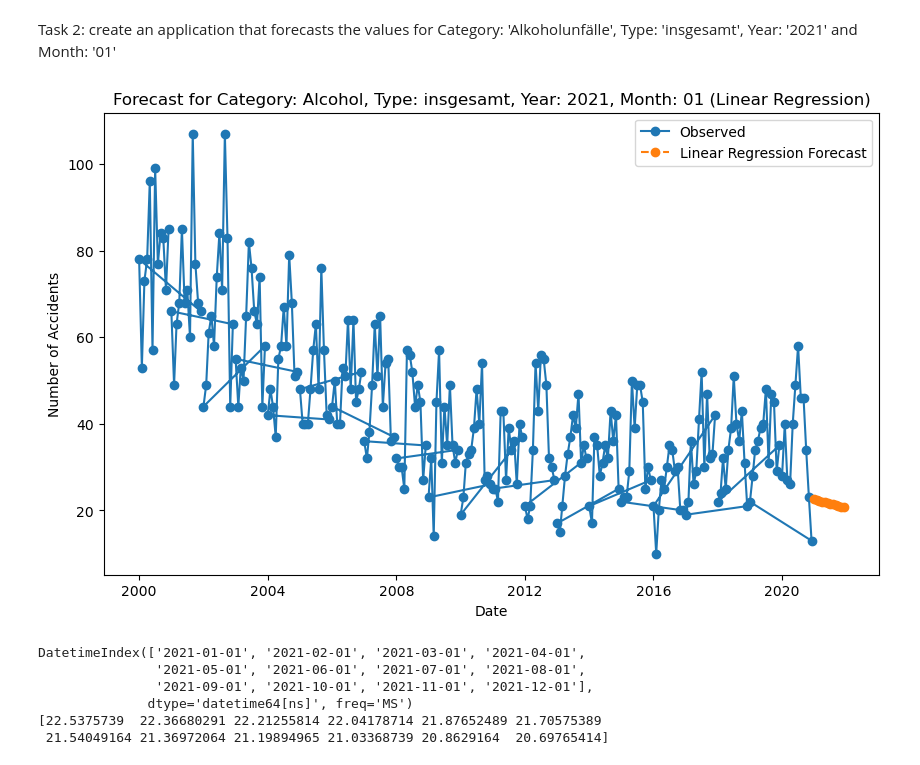
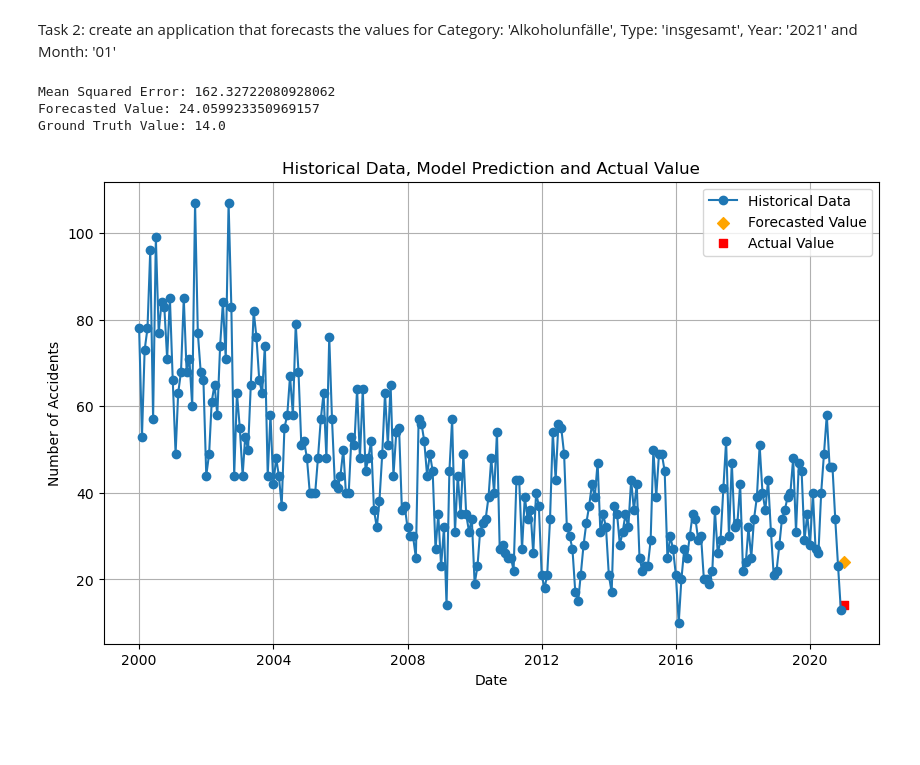
Before and after one commit to andreea-bodea/DPS_Challenge, a Jupyter notebook: DPD_Challenge_Mission1.ipynb, the cells around one changed output. Saved outputs shown, nothing was run; the diff lists cells and outputs as text; code cells hidden in the pictures; blank space fills up the shorter version.

Commit message:
Add files via upload
Finished prediction model (linear regression)

```diff
--- a/DPD_Challenge_Mission1.ipynb
+++ b/DPD_Challenge_Mission1.ipynb
@@ -5,6 +11,6 @@ import matplotlib.pyplot as plt
 # %%
-df = pd.read_csv('monatszahlen2307_verkehrsunfaelle_10_07_23_nosum.csv')
-df
+df_initial = pd.read_csv('monatszahlen2307_verkehrsunfaelle_10_07_23_nosum.csv')
+df_initial
 # %% [output]
 |  | MONATSZAHL | AUSPRAEGUNG | JAHR | MONAT | WERT | VORJAHRESWERT | VERAEND_VORMONAT_PROZENT | ... |
 | 0 | Alkoholunfälle | insgesamt | 2023 | 202301 | NaN | NaN | NaN | ... |
@@ -44,7 +50,7 @@ dtypes: float64(5), int64(2), object(2)
 memory usage: 141.9+ KB
 # %%
 # drop the records which come after 2020
-df = df[df['JAHR'] <= 2020]
+df = df_initial[df_initial['JAHR'] <= 2020]
 df = df.reset_index(drop=True)
 df
 # %% [output]
@@ -126,6 +122,11 @@ See the caveats in the documentation: https://pandas.pydata.org/pandas-docs/stab
 # %%
+# transfor column with date info from int to datetime
+
 df['MONAT'] = df['MONAT'].astype("string")
 df['MONAT'] = pd.to_datetime(df['MONAT'].astype("string"), format='%Y%m', errors='coerce')
+df = df.sort_values(by='MONAT')
+df = df.reset_index(drop=True)
+
 df.info()
 # %% [output]
 <class 'pandas.core.frame.DataFrame'>
@@ -179,38 +168,50 @@ plt.show()
 # %% [markdown]
 Task 2: create an application that forecasts the values for Category: 'Alkoholunfälle', Type: 'insgesamt', Year: '2021' and Month: '01'
 # %%
-# LINEAR REGRESSION
-
+from sklearn.model_selection import train_test_split
 from sklearn.linear_model import LinearRegression
+from sklearn.metrics import mean_squared_error
 
 filtered_df = df[(df['MONATSZAHL'] == 'Alkoholunfälle') & (df['AUSPRAEGUNG'] == 'insgesamt')]
 
-X = pd.to_numeric(filtered_df['MONAT']).values.reshape(-1, 1)
-y = filtered_df['WERT'].values
+features = ['MONAT']
+target = 'WERT'
+
+filtered_df['MONTH_NUMERIC'] = (filtered_df['MONAT'] - filtered_df['MONAT'].min()) / np.timedelta64(1, 'M')
+
+X_train, X_test, y_train, y_test = train_test_split(
+    filtered_df[['MONTH_NUMERIC']],
+    filtered_df[target],
+    test_size = 0.2,
+    random_state = 42  # seed for reproducibility
+)
 
 model = LinearRegression()
-model.fit(X, y)
+model.fit(X_train, y_train)
+y_pred = model.predict(X_test)
 
-future_dates = pd.date_range(start='2021-01-01', periods=12, freq='MS')
-future_X = pd.to_numeric(future_dates).values.reshape(-1, 1)
-predicted_values = model.predict(future_X)
+mse = mean_squared_error(y_test, y_pred)
+print(f'Mean Squared Error: {mse}')
+
+forecast_month_numeric = (pd.to_datetime('2021-01') - filtered_df['MONAT'].min()) / np.timedelta64(1, 'M')
+forecasted_value = model.predict([[forecast_month_numeric]])[0]
+print(f'Forecasted Value: {forecasted_value}')
+
+ground_truth = df_initial[(df_initial['MONATSZAHL'] == 'Alkoholunfälle') & (df_initial['AUSPRAEGUNG'] == 'insgesamt') & (df_initial['MONAT'] == 202102)]['WERT'].values[0]
+print(f'Ground Truth Value: {ground_truth}')
 
 plt.figure(figsize=(10, 6))
-plt.plot(filtered_df['MONAT'], filtered_df['WERT'], label='Observed', marker='o')
-plt.plot(future_dates, predicted_values, label='Linear Regression Forecast', marker='o', linestyle='dashed')
-plt.title('Forecast for Category: Alcohol, Type: insgesamt, Year: 2021, Month: 01 (Linear Regression)')
+plt.plot(filtered_df['MONAT'], filtered_df['WERT'], label='Historical Data', marker='o', linestyle='-')
+plt.scatter(pd.to_datetime('2021-01'), forecasted_value, label='Forecasted Value', marker='D', color='orange')
+plt.scatter(pd.to_datetime('2021-01'), ground_truth, label='Actual Value', marker='s', color='red')
+plt.title('Historical Data, Model Prediction and Actual Value')
 plt.xlabel('Date')
 plt.ylabel('Number of Accidents')
 plt.legend()
+plt.grid(True)
 plt.show()
-
-print(future_dates)
-print(predicted_values)
 # %% [output]
+Mean Squared Error: 162.32722080928062
+Forecasted Value: 24.059923350969157
+Ground Truth Value: 14.0
-[figure, old version]
+[figure, new version]
-DatetimeIndex(['2021-01-01', '2021-02-01', '2021-03-01', '2021-04-01',
-               '2021-05-01', '2021-06-01', '2021-07-01', '2021-08-01',
-               '2021-09-01', '2021-10-01', '2021-11-01', '2021-12-01'],
-              dtype='datetime64[ns]', freq='MS')
-[22.5375739  22.36680291 22.21255814 22.04178714 21.87652489 21.70575389
- 21.54049164 21.36972064 21.19894965 21.03368739 20.8629164  20.69765414]
```
Also changed, not shown: parts of 7 cells of this notebook.
